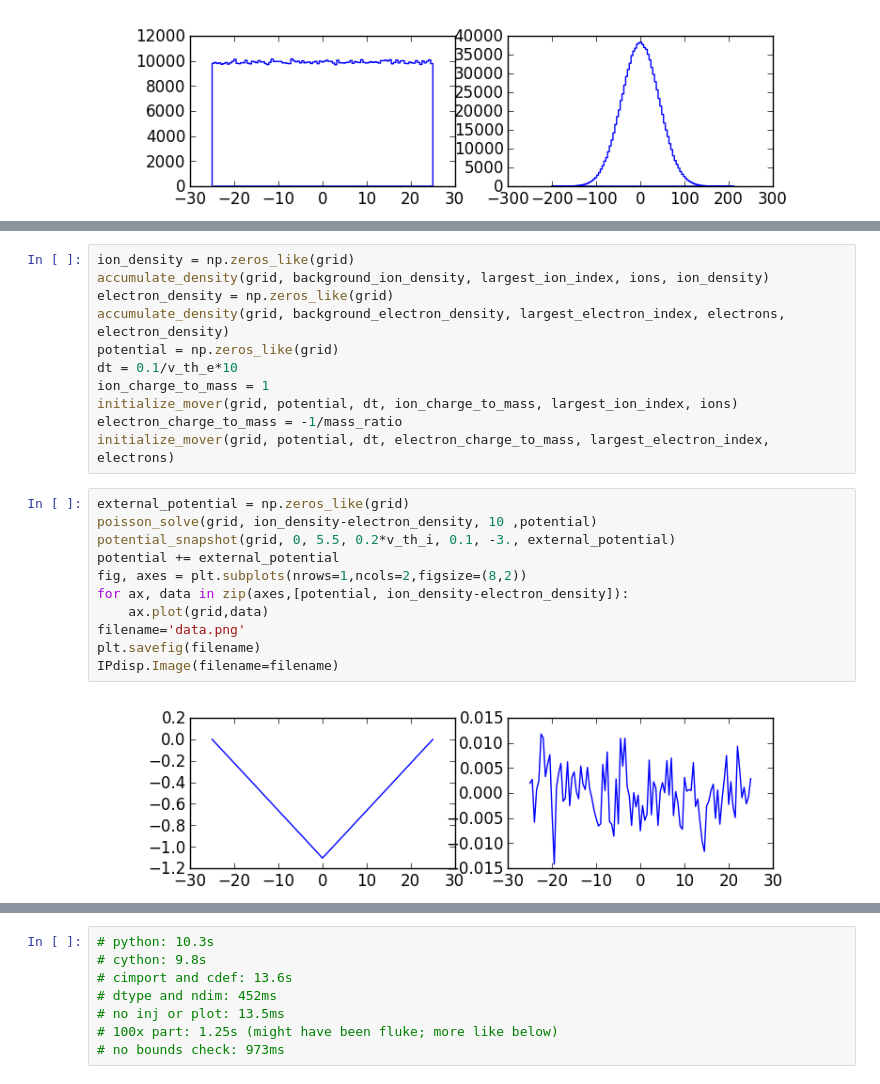
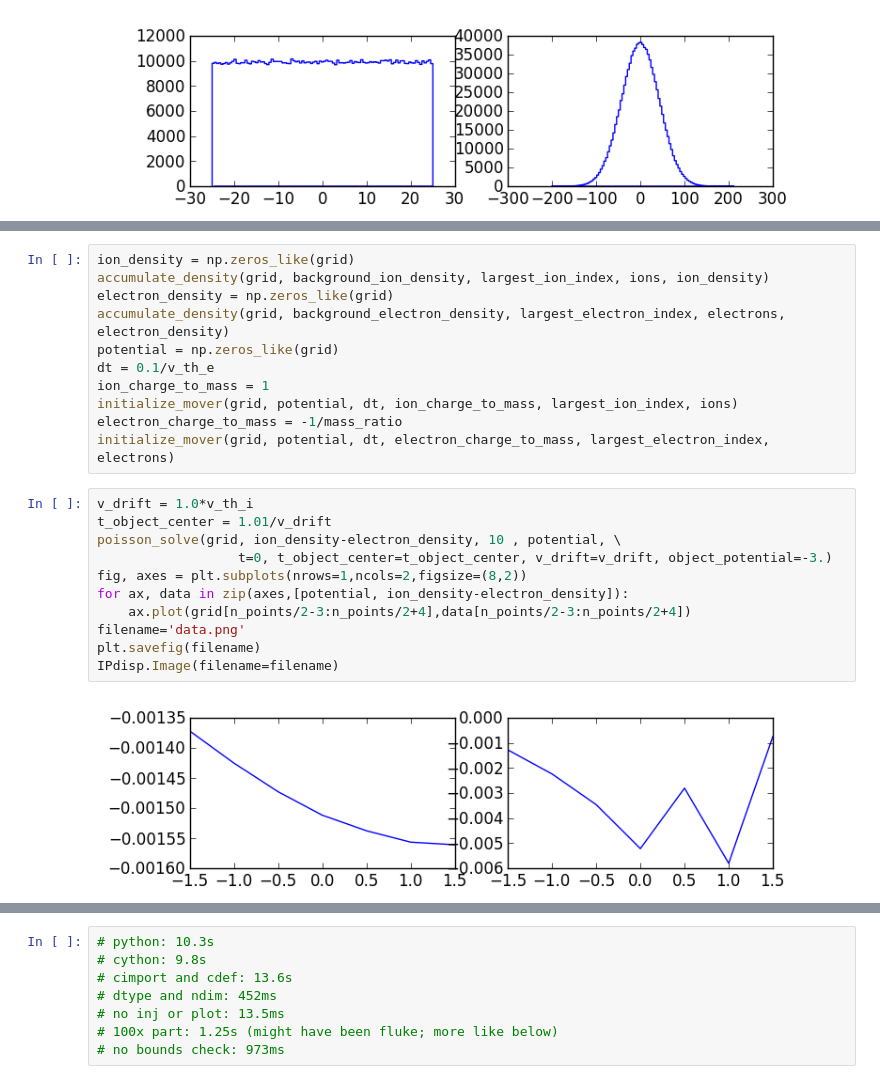
Before and after one commit to ctzhou/ESPIC_hole_tracking, a Jupyter notebook: infMagSim.ipynb, the cells around one changed output, grey strips where cells are left out. Drawn from its saved outputs; the diff is of its cells as text.

Commit message:
Impl. poisson solver with bdy. cond. at obj.

```diff
--- a/infMagSim.ipynb
+++ b/infMagSim.ipynb
@@ -253,23 +302,23 @@ accumulate_density(grid, background_ion_density, largest_ion_index, ions, ion_de
 electron_density = np.zeros_like(grid)
 accumulate_density(grid, background_electron_density, largest_electron_index, electrons, electron_density)
 potential = np.zeros_like(grid)
-dt = 0.1/v_th_e*10
+dt = 0.1/v_th_e
 ion_charge_to_mass = 1
 initialize_mover(grid, potential, dt, ion_charge_to_mass, largest_ion_index, ions)
 electron_charge_to_mass = -1/mass_ratio
 initialize_mover(grid, potential, dt, electron_charge_to_mass, largest_electron_index, electrons)
 # %%
-external_potential = np.zeros_like(grid)
-poisson_solve(grid, ion_density-electron_density, 10 ,potential)
-potential_snapshot(grid, 0, 5.5, 0.2*v_th_i, 0.1, -3., external_potential)
-potential += external_potential
+v_drift = 1.0*v_th_i
+t_object_center = 1.01/v_drift
+poisson_solve(grid, ion_density-electron_density, 10 , potential, \
+                  t=0, t_object_center=t_object_center, v_drift=v_drift, object_potential=-3.)
 fig, axes = plt.subplots(nrows=1,ncols=2,figsize=(8,2))
 for ax, data in zip(axes,[potential, ion_density-electron_density]):
-    ax.plot(grid,data)
+    ax.plot(grid[n_points/2-3:n_points/2+4],data[n_points/2-3:n_points/2+4])
 filename='data.png'
 plt.savefig(filename)
 IPdisp.Image(filename=filename)
 # %% [output]
-[figure, old version]
+[figure, new version]
 # %%
 %%time
```
Also changed, not shown: parts of 7 cells of this notebook, 1 other file.
